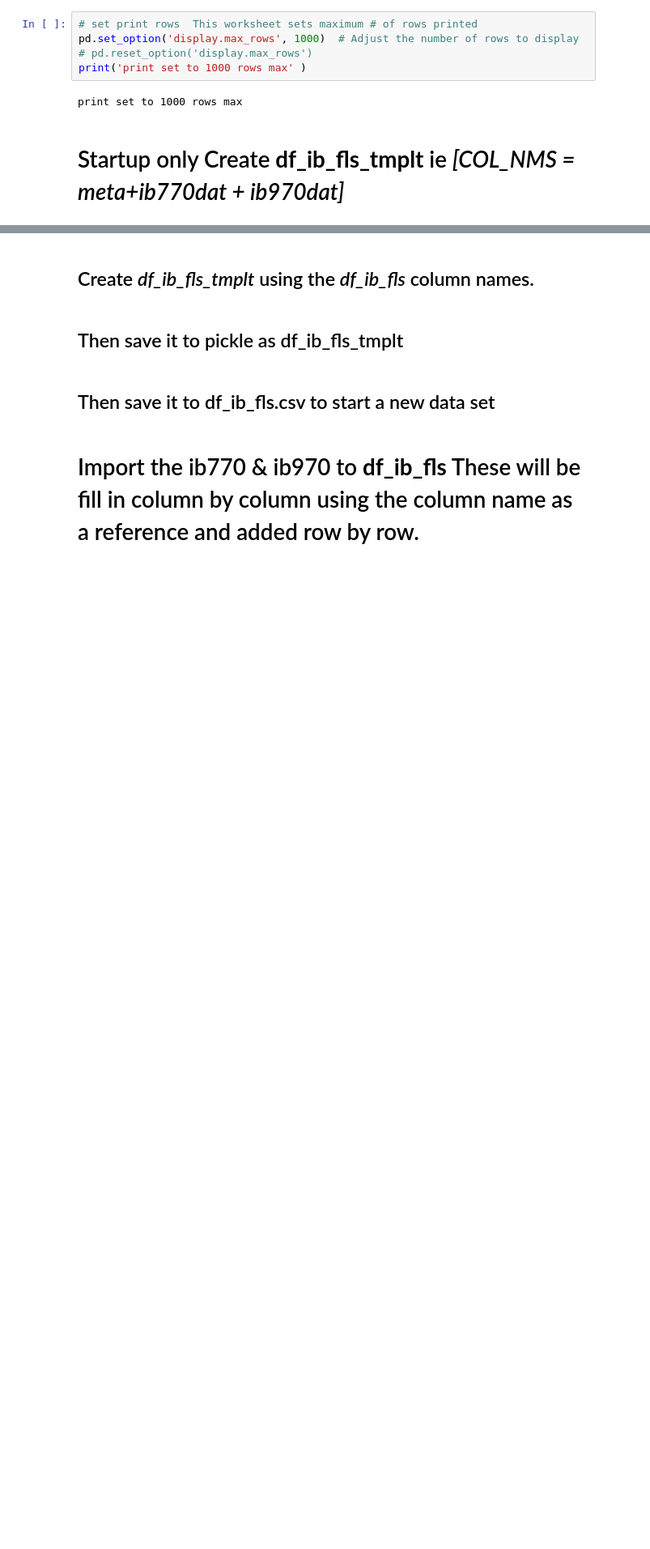
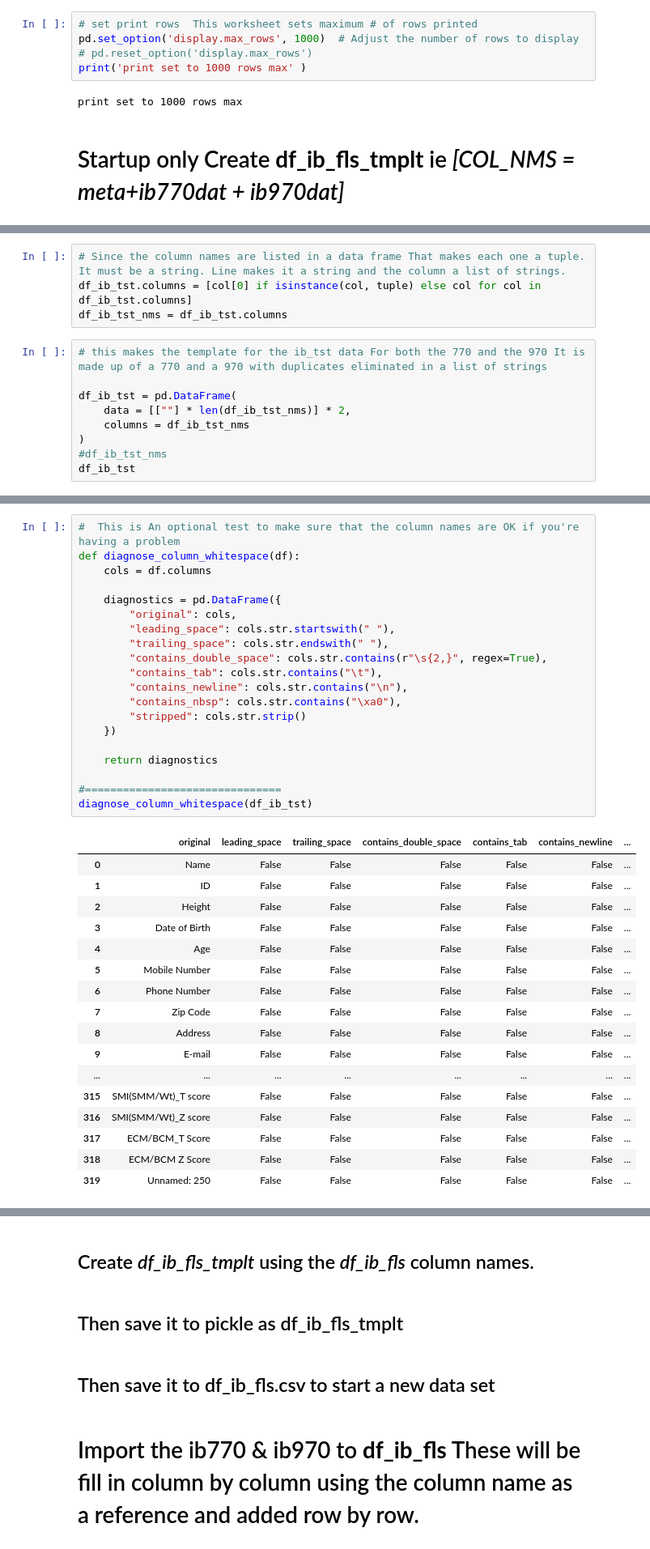
Before and after one commit to 1ratlabs/JL_2, a Jupyter notebook: ib_fls_import.ipynb, the cells around one changed output, grey strips where cells are left out. Shown: that part at 81% size. Drawn from its saved outputs; the diff is of its cells as text; blank space fills up the shorter version.

```diff
--- a/ib_fls_import.ipynb
+++ b/ib_fls_import.ipynb
@@ -137,0 +158,13 @@ df_ib_fls_raw = pd.DataFrame(ib_fls_raw)
+# %%
+# Since the column names are listed in a data frame That makes each one a tuple. It must be a string. Line makes it a string and the column a list of strings.
+df_ib_tst.columns = [col[0] if isinstance(col, tuple) else col for col in df_ib_tst.columns]
+df_ib_tst_nms = df_ib_tst.columns
+# %%
+# this makes the template for the ib_tst data For both the 770 and the 970 It is made up of a 770 and a 970 with duplicates eliminated in a list of strings
+
+df_ib_tst = pd.DataFrame(
+    data = [[""] * len(df_ib_tst_nms)] * 2,
+    columns = df_ib_tst_nms
+)
+#df_ib_tst_nms
+df_ib_tst
@@ -137,0 +183,38 @@ df_ib_fls_raw = pd.DataFrame(ib_fls_raw)
+# %%
+#  This is An optional test to make sure that the column names are OK if you're having a problem
+def diagnose_column_whitespace(df):
+    cols = df.columns
+
+    diagnostics = pd.DataFrame({
+        "original": cols,
+        "leading_space": cols.str.startswith(" "),
+        "trailing_space": cols.str.endswith(" "),
+        "contains_double_space": cols.str.contains(r"\s{2,}", regex=True),
+        "contains_tab": cols.str.contains("\t"),
+        "contains_newline": cols.str.contains("\n"),
+        "contains_nbsp": cols.str.contains("\xa0"),
+        "stripped": cols.str.strip()
+    })
+
+    return diagnostics
+
+#===============================
+diagnose_column_whitespace(df_ib_tst)
+# %% [output]
+|  | original | leading_space | trailing_space | contains_double_space | contains_tab | contains_newline | ... |
+| 0 | Name | False | False | False | False | False | ... |
+| 1 | ID | False | False | False | False | False | ... |
+| 2 | Height | False | False | False | False | False | ... |
+| 3 | Date of Birth | False | False | False | False | False | ... |
+| 4 | Age | False | False | False | False | False | ... |
+| 5 | Mobile Number | False | False | False | False | False | ... |
+| 6 | Phone Number | False | False | False | False | False | ... |
+| 7 | Zip Code | False | False | False | False | False | ... |
+| 8 | Address | False | False | False | False | False | ... |
+| 9 | E-mail | False | False | False | False | False | ... |
+| ... | ... | ... | ... | ... | ... | ... | ... |
+| 315 | SMI(SMM/Wt)_T score | False | False | False | False | False | ... |
+| 316 | SMI(SMM/Wt)_Z score | False | False | False | False | False | ... |
+| 317 | ECM/BCM_T Score | False | False | False | False | False | ... |
+| 318 | ECM/BCM Z Score | False | False | False | False | False | ... |
+| 319 | Unnamed: 250 | False | False | False | False | False | ... |
```
Also changed, not shown: parts of 25 cells of this notebook.
